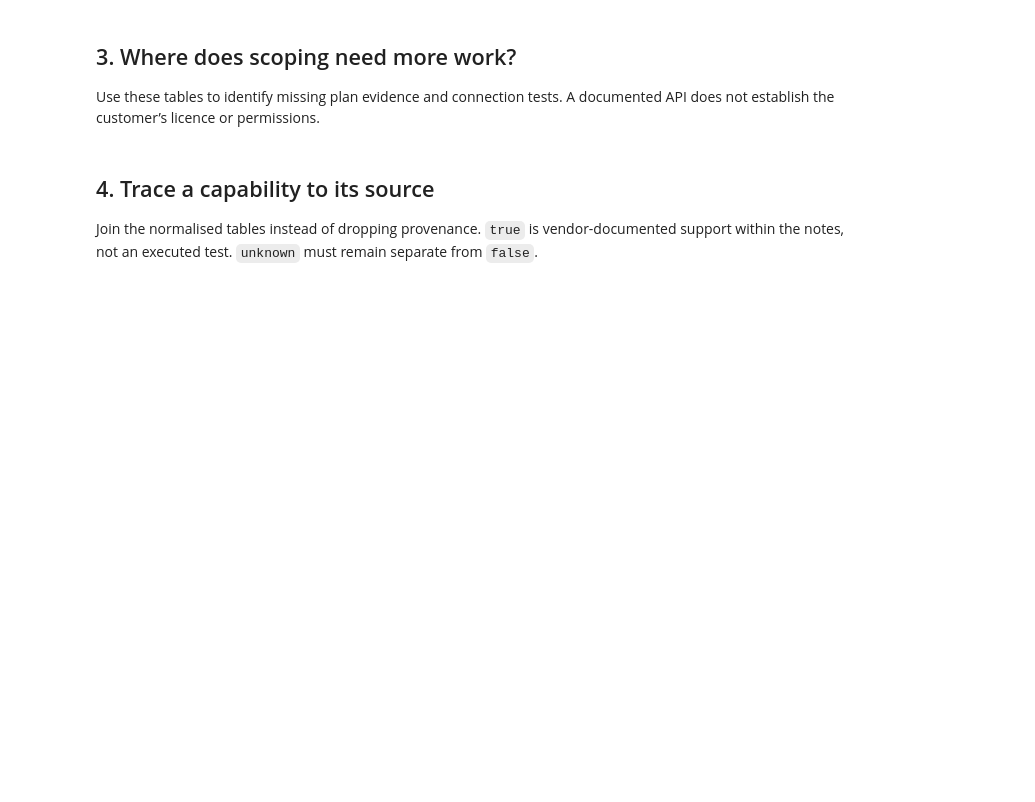
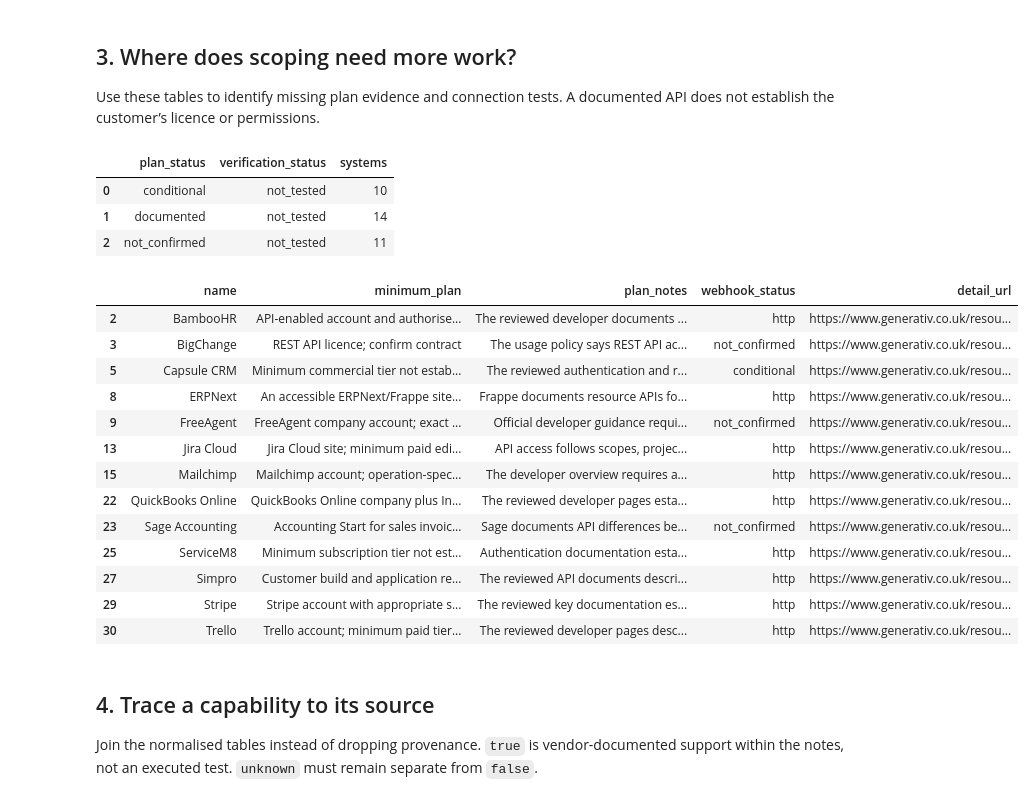
Before and after one commit to Fantasmagazzle/uk-business-software-integrations, a Jupyter notebook: analysis/integration_landscape.ipynb, the cells around one changed output. Saved outputs shown, nothing was run; the diff lists cells and outputs as text; code cells hidden in the pictures; blank space fills up the shorter version.

```diff
--- a/analysis/integration_landscape.ipynb
+++ b/analysis/integration_landscape.ipynb
@@ -35,7 +64,25 @@ Use these tables to identify missing plan evidence and connection tests. A docum
 # %%
 display(systems.groupby(['plan_status','verification_status']).size().rename('systems').reset_index())
 display(systems.loc[systems.plan_status.eq('not_confirmed') | systems.webhook_status.eq('not_confirmed'), ['name','minimum_plan','plan_notes','webhook_status','detail_url']])
-assert systems.verification_status.eq('not_tested').all(), 'Review narrative when test evidence changes'
+# %% [output]
+|  | plan_status | verification_status | systems |
+| 0 | conditional | not_tested | 10 |
+| 1 | documented | not_tested | 14 |
+| 2 | not_confirmed | not_tested | 11 |
+|  | name | minimum_plan | plan_notes | webhook_status | detail_url |
+| 2 | BambooHR | API-enabled account and authorise... | The reviewed developer documents ... | http | https://www.generativ.co.uk/resou... |
+| 3 | BigChange | REST API licence; confirm contract | The usage policy says REST API ac... | not_confirmed | https://www.generativ.co.uk/resou... |
+| 5 | Capsule CRM | Minimum commercial tier not estab... | The reviewed authentication and r... | conditional | https://www.generativ.co.uk/resou... |
+| 8 | ERPNext | An accessible ERPNext/Frappe site... | Frappe documents resource APIs fo... | http | https://www.generativ.co.uk/resou... |
+| 9 | FreeAgent | FreeAgent company account; exact ... | Official developer guidance requi... | not_confirmed | https://www.generativ.co.uk/resou... |
+| 13 | Jira Cloud | Jira Cloud site; minimum paid edi... | API access follows scopes, projec... | http | https://www.generativ.co.uk/resou... |
+| 15 | Mailchimp | Mailchimp account; operation-spec... | The developer overview requires a... | http | https://www.generativ.co.uk/resou... |
+| 22 | QuickBooks Online | QuickBooks Online company plus In... | The reviewed developer pages esta... | http | https://www.generativ.co.uk/resou... |
+| 23 | Sage Accounting | Accounting Start for sales invoic... | Sage documents API differences be... | not_confirmed | https://www.generativ.co.uk/resou... |
+| 25 | ServiceM8 | Minimum subscription tier not est... | Authentication documentation esta... | http | https://www.generativ.co.uk/resou... |
+| 27 | Simpro | Customer build and application re... | The reviewed API documents descri... | http | https://www.generativ.co.uk/resou... |
+| 29 | Stripe | Stripe account with appropriate s... | The reviewed key documentation es... | http | https://www.generativ.co.uk/resou... |
+| 30 | Trello | Trello account; minimum paid tier... | The reviewed developer pages desc... | http | https://www.generativ.co.uk/resou... |
 # %% [markdown]
 ## 4. Trace a capability to its source
 Join the normalised tables instead of dropping provenance. `true` is vendor-documented support within the notes, not an executed test. `unknown` must remain separate from `false`.
```
Also changed, not shown: parts of 8 cells of this notebook, 14 other files.
